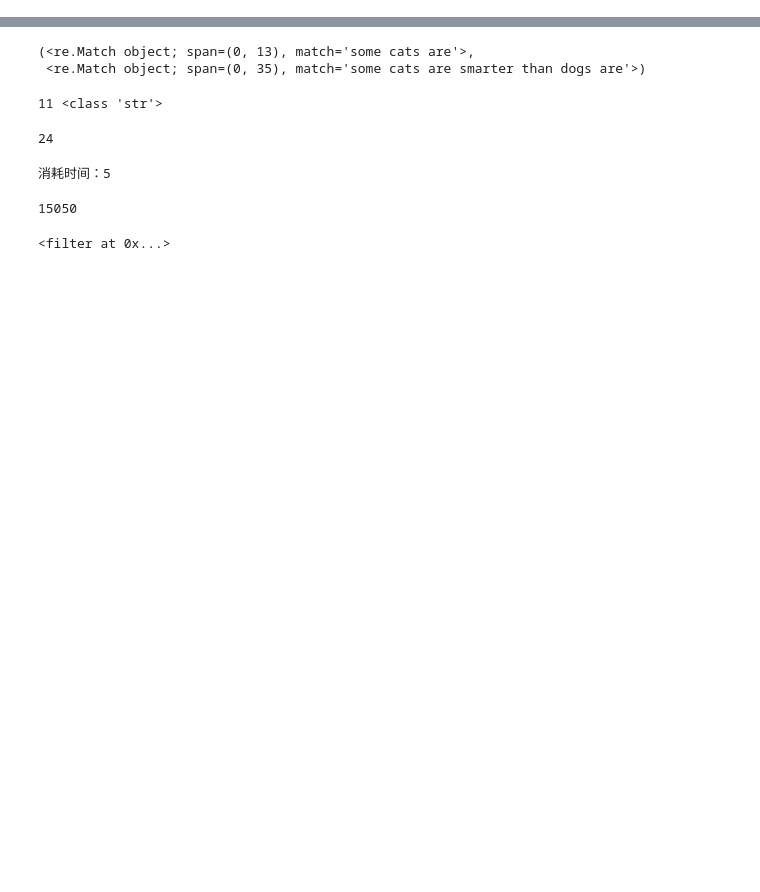
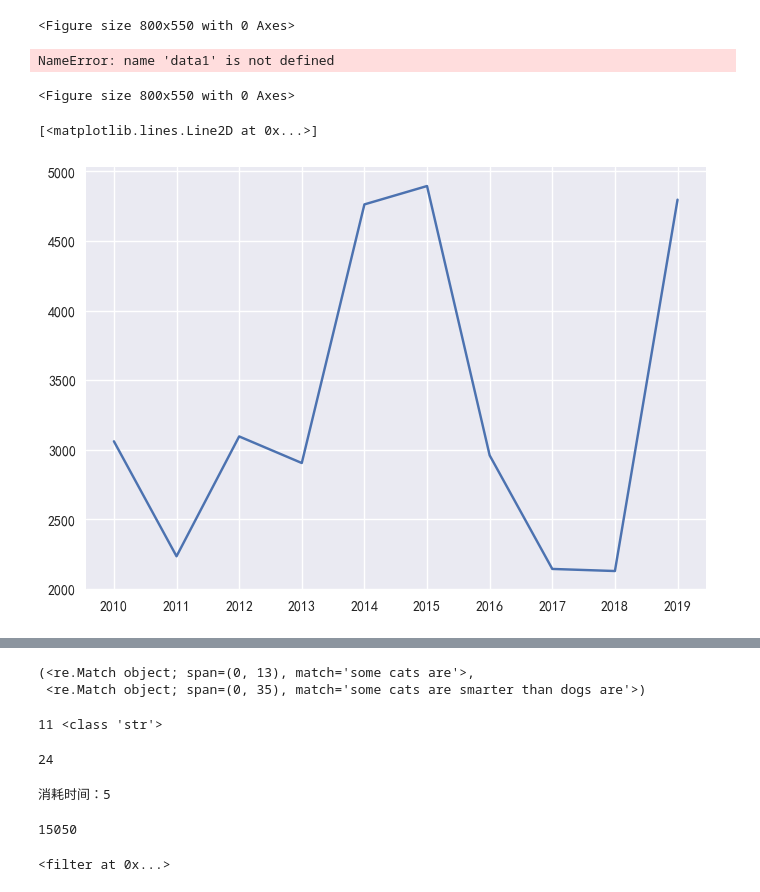
Before and after one commit to Marquis0065/pycharm_token2, a Jupyter notebook: jupyter.ipynb, the cells around one changed output, grey strips where cells are left out. Saved outputs shown, nothing was run; the diff lists cells and outputs as text; code cells hidden in the pictures; blank space fills up the shorter version.

```diff
--- a/jupyter.ipynb
+++ b/jupyter.ipynb
@@ -0,0 +98,16 @@
+# %%
+from  requests_html import HTMLSession
+import pandas as pd
+import numpy as np
+s = HTMLSession()
+# url = 'https://sz.lianjia.com/zufang/futianqu/pg1rt200600000001l1/#contentList'
+price = []
+for i in range(1,20):
+    url = 'https://sz.lianjia.com/zufang/luofuqu/pg'+str(i)+'rt200600000001l1/#contentList'
+    r = s.get(url)
+    price += r.html.xpath('//em/text()')[:-2]
+print(len(price))
+df_price = pd.DataFrame(price)
+df_price.columns = ['房租']
+df_price2 = pd.to_numeric(df_price.房租,errors = 'coerce')
+print(df_price2.info)
@@ -0,0 +193,11 @@
+# %%
+import seaborn as sns
+sns.set_theme(style="darkgrid")
+
+# Load an example dataset with long-form data
+fmri = sns.load_dataset("fmri")
+
+# Plot the responses for different events and regions
+sns.lineplot(x="timepoint", y="signal",
+             hue="region", style="event",
+             data=fmri)
@@ -0,0 +206,19 @@
+# %%
+plt.figure()
+plt.plot(data1['x'],data1['y'])
+# %% [output]
+<Figure size 800x550 with 0 Axes>
+NameError: name 'data1' is not defined
+<Figure size 800x550 with 0 Axes>
+# %%
+import numpy as np
+np.random.seed(1)
+data1 = {"x":["201{}".format(i) for i in range(10)],
+        "y":np.random.randint(2000,5000,10)}
+np.random.seed(2)
+data2 = {"x":["201{}".format(i) for i in range(10)],
+        "y":np.random.randint(2000,5000,10)}
+plt.plot(data1['x'],data1['y'])
+# %% [output]
+[<matplotlib.lines.Line2D at 0x...>]
+[figure, added]
```
Also changed, not shown: parts of 130 cells of this notebook, 1 other file.
